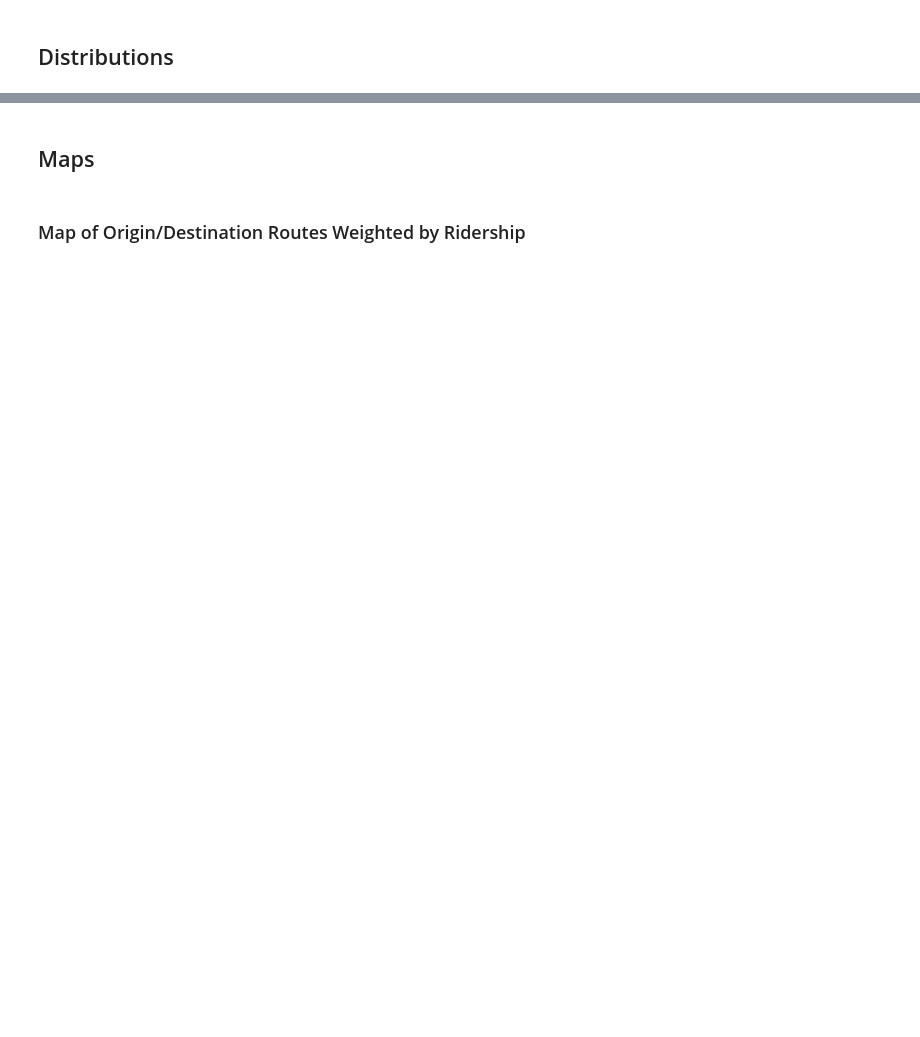
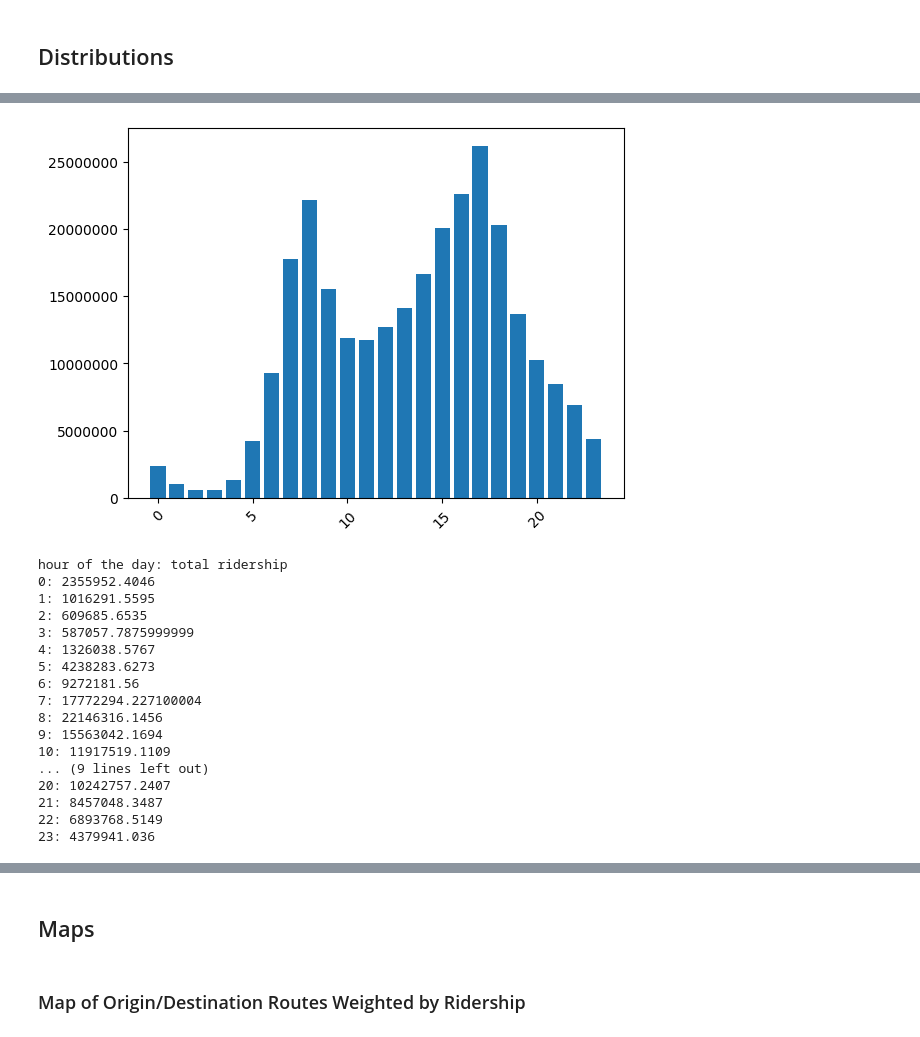
Before and after one commit to iansargent/nyc-subway-ridership-ml, a Jupyter notebook: Scripts/Analysis/exploratory_analysis.ipynb, the cells around one changed output, grey strips where cells are left out. Drawn from its saved outputs; the diff is of its cells as text; code cells hidden in the pictures; blank space fills up the shorter version.

```diff
--- a/Scripts/Analysis/exploratory_analysis.ipynb
+++ b/Scripts/Analysis/exploratory_analysis.ipynb
@@ -32,0 +79,30 @@ origin = pd.read_csv(StringIO(requests.get(url_ts, verify=False).text))
+# %%
+# origin hour of day
+hour_of_day = origin['hour_of_day'].unique()
+total_ridership_per_hour_of_day = [origin[origin['hour_of_day'] == i]['sum_estimated_average_ridership'].sum() for i in hour_of_day]
+plt.bar(hour_of_day, total_ridership_per_hour_of_day)
+plt.tick_params(axis='x', labelrotation=45)
+plt.ticklabel_format(style='plain')
+plt.show()
+print('hour of the day: total ridership')
+for i in range(len(hour_of_day)):
+    print(f'{hour_of_day[i]}: {total_ridership_per_hour_of_day[i]}')
+# %% [output]
+[figure, added]
+hour of the day: total ridership
+0: 2355952.4046
+1: 1016291.5595
+2: 609685.6535
+3: 587057.7875999999
+4: 1326038.5767
+5: 4238283.6273
+6: 9272181.56
+7: 17772294.227100004
+8: 22146316.1456
+9: 15563042.1694
+10: 11917519.1109
+... (9 lines left out)
+20: 10242757.2407
+21: 8457048.3487
+22: 6893768.5149
+23: 4379941.036
```
Also changed, not shown: parts of 6 cells of this notebook.
